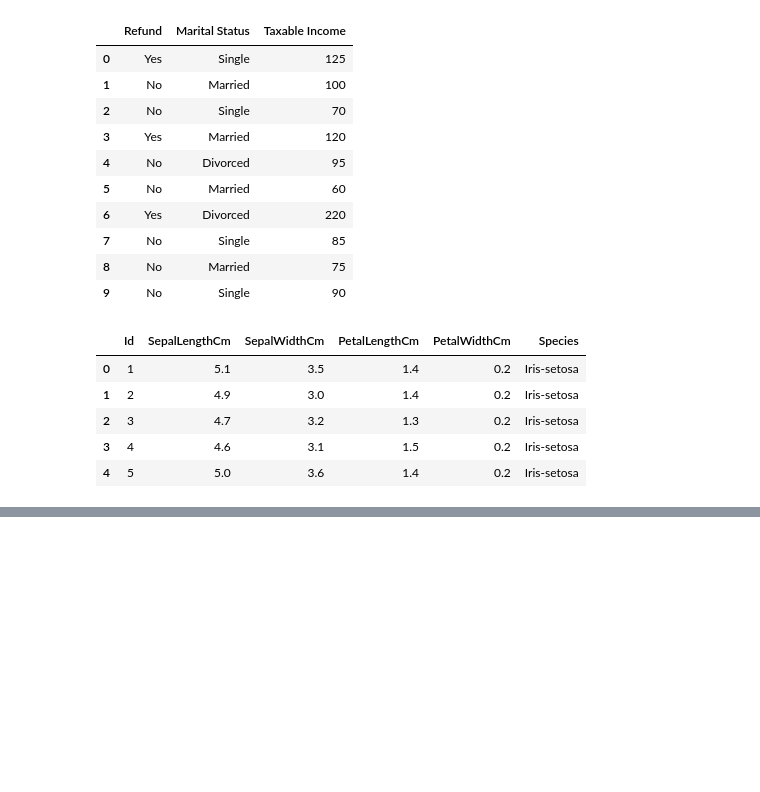
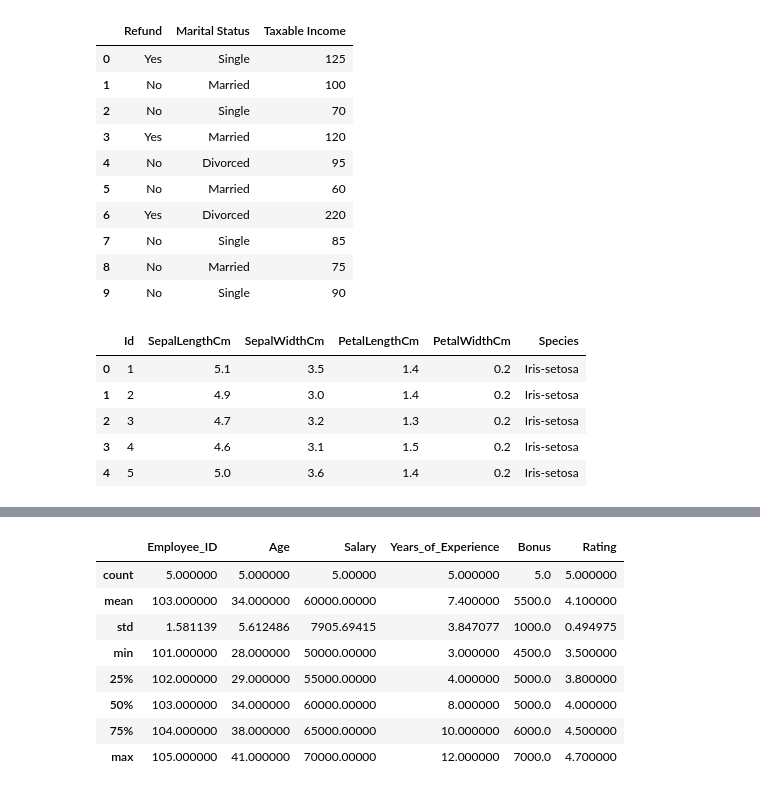
Before and after one commit to vikrantsingla26/UCS420_VIKRANT_SINGLA_1024170320_3Q31, a Jupyter notebook: assigment_3/assigment_3.ipynb, the cells around one changed output, grey strips where cells are left out. Saved outputs shown, nothing was run; the diff lists cells and outputs as text; code cells hidden in the pictures; blank space fills up the shorter version.

```diff
--- a/assigment_3/assigment_3.ipynb
+++ b/assigment_3/assigment_3.ipynb
@@ -85,0 +175,12 @@ df_2 = df.d
+# %%
+df.describe()
+# %% [output]
+|  | Employee_ID | Age | Salary | Years_of_Experience | Bonus | Rating |
+| count | 5.000000 | 5.000000 | 5.00000 | 5.000000 | 5.0 | 5.000000 |
+| mean | 103.000000 | 34.000000 | 60000.00000 | 7.400000 | 5500.0 | 4.100000 |
+| std | 1.581139 | 5.612486 | 7905.69415 | 3.847077 | 1000.0 | 0.494975 |
+| min | 101.000000 | 28.000000 | 50000.00000 | 3.000000 | 4500.0 | 3.500000 |
+| 25% | 102.000000 | 29.000000 | 55000.00000 | 4.000000 | 5000.0 | 3.800000 |
+| 50% | 103.000000 | 34.000000 | 60000.00000 | 8.000000 | 5000.0 | 4.000000 |
+| 75% | 104.000000 | 38.000000 | 65000.00000 | 10.000000 | 6000.0 | 4.500000 |
+| max | 105.000000 | 41.000000 | 70000.00000 | 12.000000 | 7000.0 | 4.700000 |
```
Also changed, not shown: parts of 30 cells of this notebook, 1 other file.
